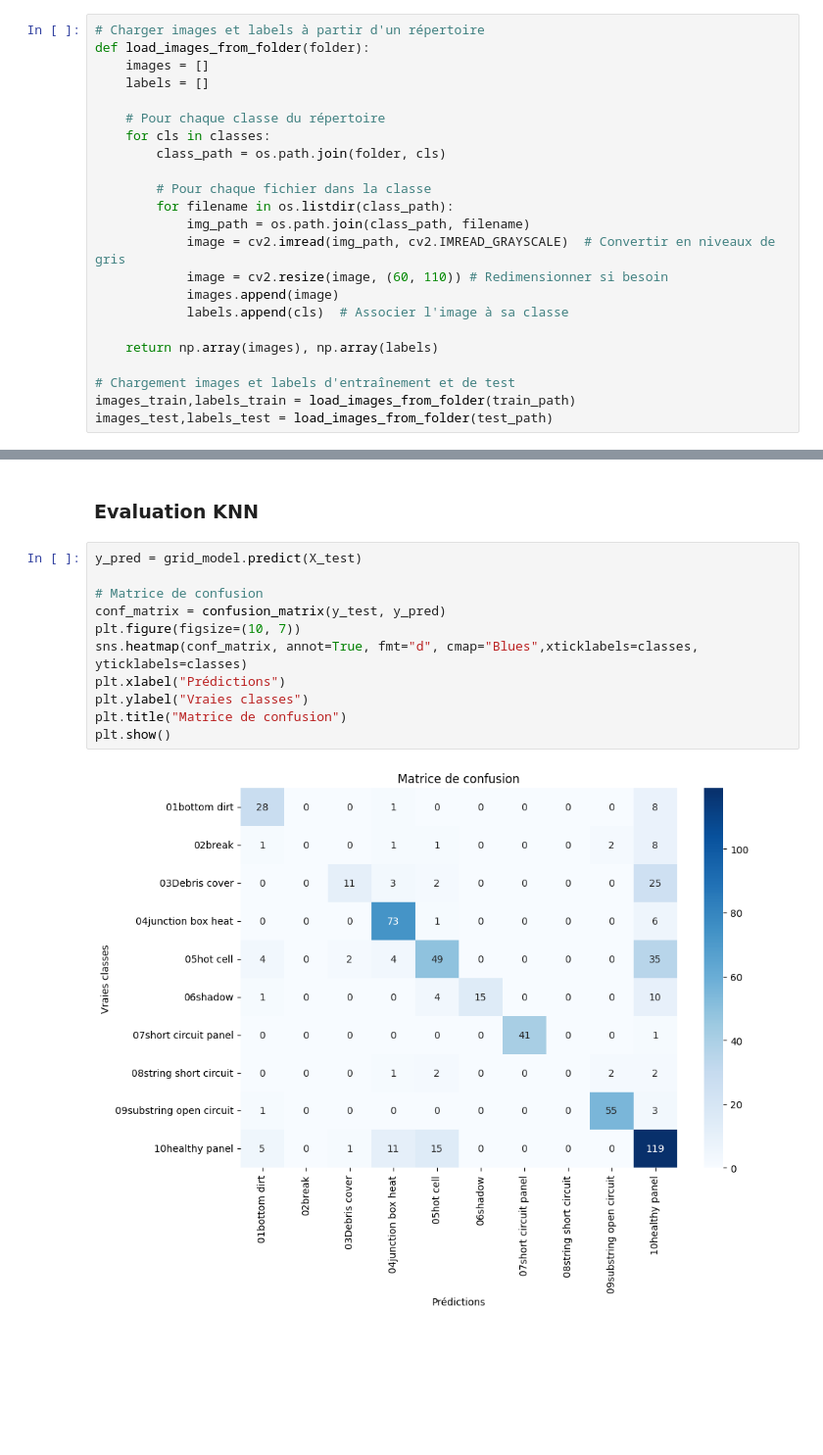
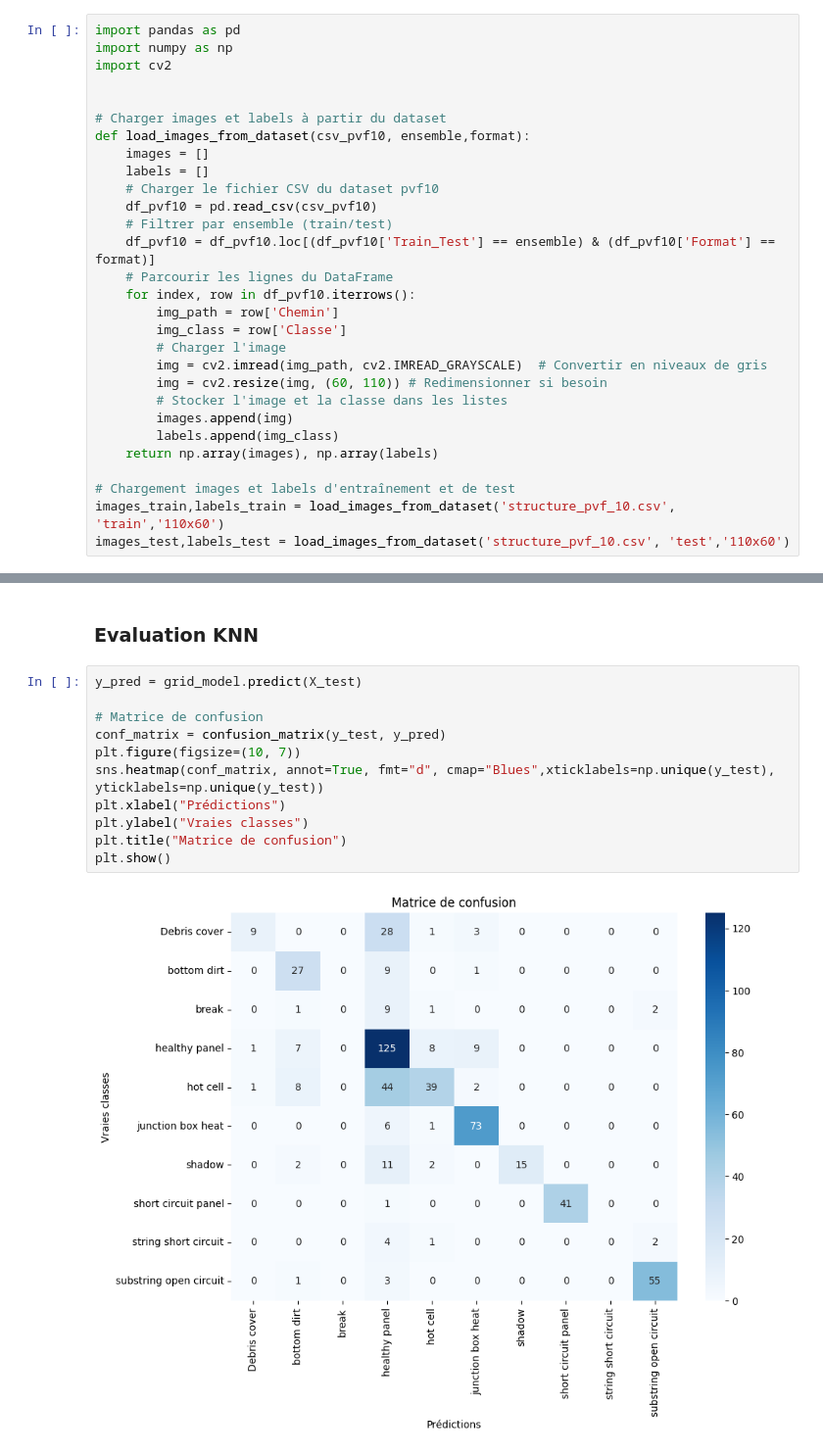
Before and after one commit to Max13500/PVF, a Jupyter notebook: essai_ML.ipynb, the cells around one changed output, grey strips where cells are left out. Shown at 98% size. Saved outputs shown, nothing was run; the diff lists cells and outputs as text; blank space fills up the shorter version.

Commit message:
Utilisation du dataframe structure_pvf_10.csv pour les essais "rush" de machine learning et de deep learning

```diff
--- a/essai_ML.ipynb
+++ b/essai_ML.ipynb
@@ -55,28 +1,34 @@ plt.show()
 # %% [markdown]
 ### Chargement des datasets
 # %%
-# Charger images et labels à partir d'un répertoire
-def load_images_from_folder(folder):
+import pandas as pd
+import numpy as np
+import cv2
+
+
+# Charger images et labels à partir du dataset
+def load_images_from_dataset(csv_pvf10, ensemble,format):
     images = []
     labels = []
-
-    # Pour chaque classe du répertoire
-    for cls in classes:
-        class_path = os.path.join(folder, cls)
-
-        # Pour chaque fichier dans la classe
-        for filename in os.listdir(class_path):
-            img_path = os.path.join(class_path, filename)
-            image = cv2.imread(img_path, cv2.IMREAD_GRAYSCALE)  # Convertir en niveaux de gris
-            image = cv2.resize(image, (60, 110)) # Redimensionner si besoin
-            images.append(image)
-            labels.append(cls)  # Associer l'image à sa classe
-
+    # Charger le fichier CSV du dataset pvf10
+    df_pvf10 = pd.read_csv(csv_pvf10)
+    # Filtrer par ensemble (train/test)
+    df_pvf10 = df_pvf10.loc[(df_pvf10['Train_Test'] == ensemble) & (df_pvf10['Format'] == format)]
+    # Parcourir les lignes du DataFrame
+    for index, row in df_pvf10.iterrows():
+        img_path = row['Chemin']
+        img_class = row['Classe']
+        # Charger l'image
+        img = cv2.imread(img_path, cv2.IMREAD_GRAYSCALE)  # Convertir en niveaux de gris
+        img = cv2.resize(img, (60, 110)) # Redimensionner si besoin
+        # Stocker l'image et la classe dans les listes
+        images.append(img)
+        labels.append(img_class)
     return np.array(images), np.array(labels)
 
 # Chargement images et labels d'entraînement et de test
-images_train,labels_train = load_images_from_folder(train_path)
-images_test,labels_test = load_images_from_folder(test_path)
+images_train,labels_train = load_images_from_dataset('structure_pvf_10.csv', 'train','110x60')
+images_test,labels_test = load_images_from_dataset('structure_pvf_10.csv', 'test','110x60')
 # %% [markdown]
 ### Extraction HOG  (Histogram of Oriented Gradient)
 # %%
@@ -204,16 +157,16 @@ print(grid_model.best_params_)
 # %%
 y_pred = grid_model.predict(X_test)
 
 # Matrice de confusion
 conf_matrix = confusion_matrix(y_test, y_pred)
 plt.figure(figsize=(10, 7))
-sns.heatmap(conf_matrix, annot=True, fmt="d", cmap="Blues",xticklabels=classes, yticklabels=classes)
+sns.heatmap(conf_matrix, annot=True, fmt="d", cmap="Blues",xticklabels=np.unique(y_test), yticklabels=np.unique(y_test))
 plt.xlabel("Prédictions")
 plt.ylabel("Vraies classes")
 plt.title("Matrice de confusion")
 plt.show()
 # %% [output]
-[figure, old version]
+[figure, new version]
 # %%
 from sklearn.metrics import classification_report
 
```
Also changed, not shown: parts of 9 cells of this notebook, 1 other file.
